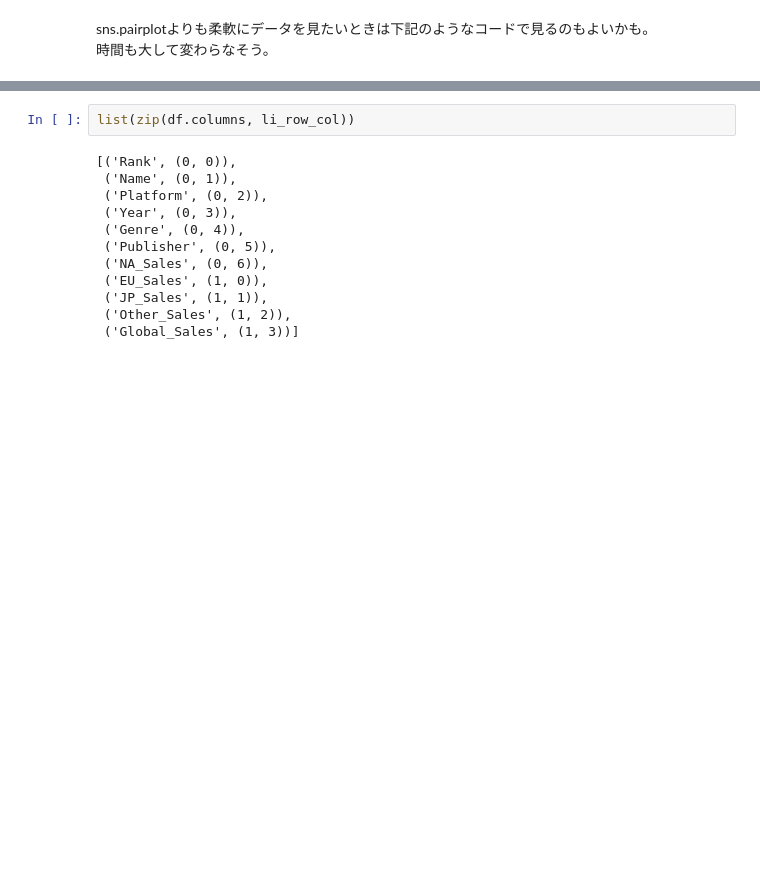
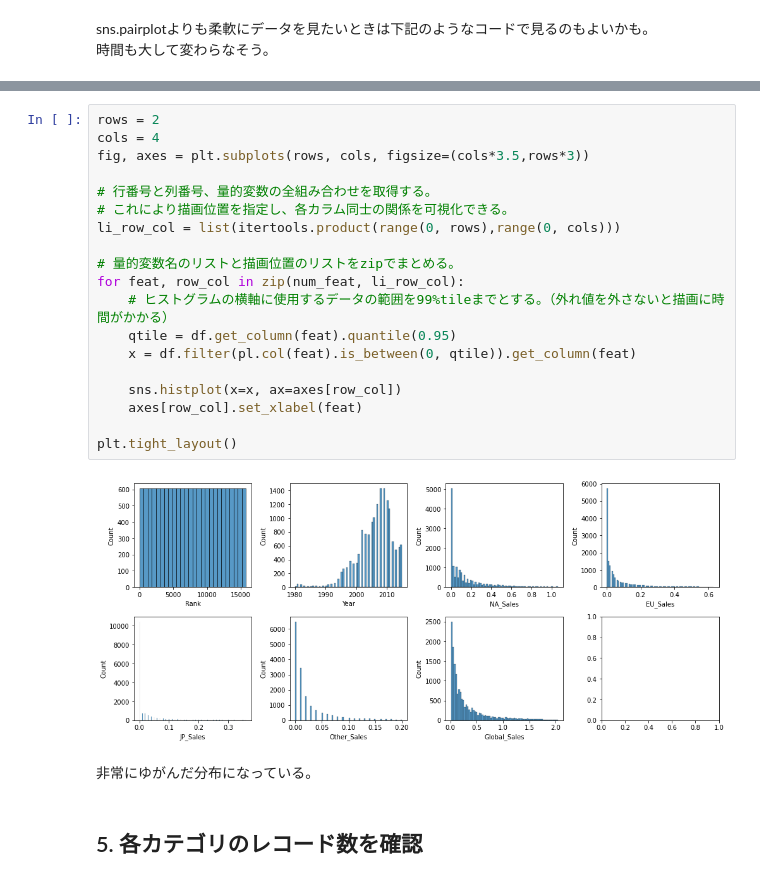
Before and after one commit to Mr-Garlic-Shrimp/TIL, a Jupyter notebook: Machine_Learning/ML_notebook-15(EDA).ipynb, the cells around one changed output, grey strips where cells are left out. Drawn from its saved outputs; the diff is of its cells as text; blank space fills up the shorter version.

```diff
--- a/Machine_Learning/ML_notebook-15(EDA).ipynb
+++ b/Machine_Learning/ML_notebook-15(EDA).ipynb
@@ -154,14 +152,25 @@ plt.tight_layout()
-# %%
-list(zip(df.columns, li_row_col))
-# %% [output]
-[('Rank', (0, 0)),
- ('Name', (0, 1)),
- ('Platform', (0, 2)),
- ('Year', (0, 3)),
- ('Genre', (0, 4)),
- ('Publisher', (0, 5)),
- ('NA_Sales', (0, 6)),
- ('EU_Sales', (1, 0)),
- ('JP_Sales', (1, 1)),
- ('Other_Sales', (1, 2)),
- ('Global_Sales', (1, 3))]
+# %%
+rows = 2
+cols = 4
+fig, axes = plt.subplots(rows, cols, figsize=(cols*3.5,rows*3))
+
+# 行番号と列番号、量的変数の全組み合わせを取得する。
+# これにより描画位置を指定し、各カラム同士の関係を可視化できる。
+li_row_col = list(itertools.product(range(0, rows),range(0, cols)))
+
+# 量的変数名のリストと描画位置のリストをzipでまとめる。
+for feat, row_col in zip(num_feat, li_row_col):
+    # ヒストグラムの横軸に使用するデータの範囲を99%tileまでとする。（外れ値を外さないと描画に時間がかかる）
+    qtile = df.get_column(feat).quantile(0.95)
+    x = df.filter(pl.col(feat).is_between(0, qtile)).get_column(feat)
+
+    sns.histplot(x=x, ax=axes[row_col])
+    axes[row_col].set_xlabel(feat)
+
+plt.tight_layout()
+# %% [output]
+[figure, added]
+# %% [markdown]
+非常にゆがんだ分布になっている。
+# %% [markdown]
+## 5. 各カテゴリのレコード数を確認
```
Also changed, not shown: parts of 16 cells of this notebook.
